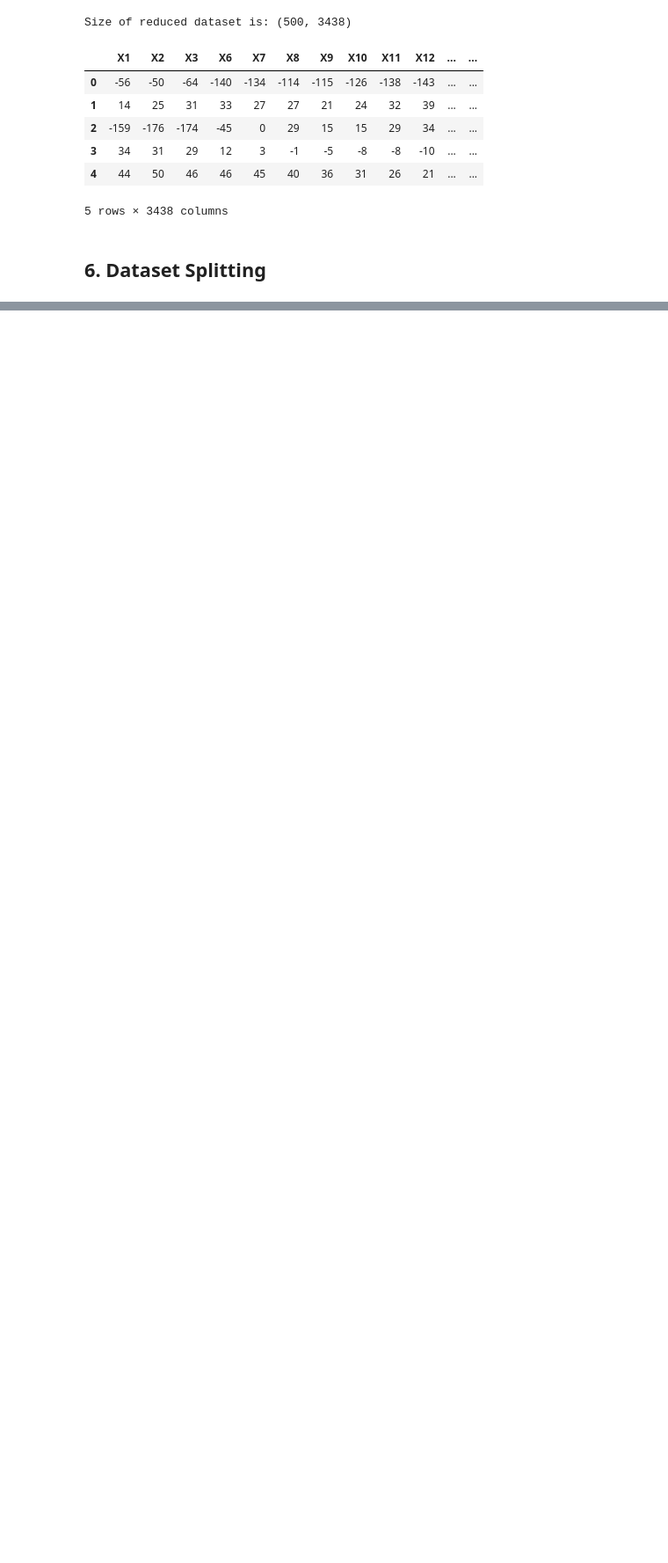
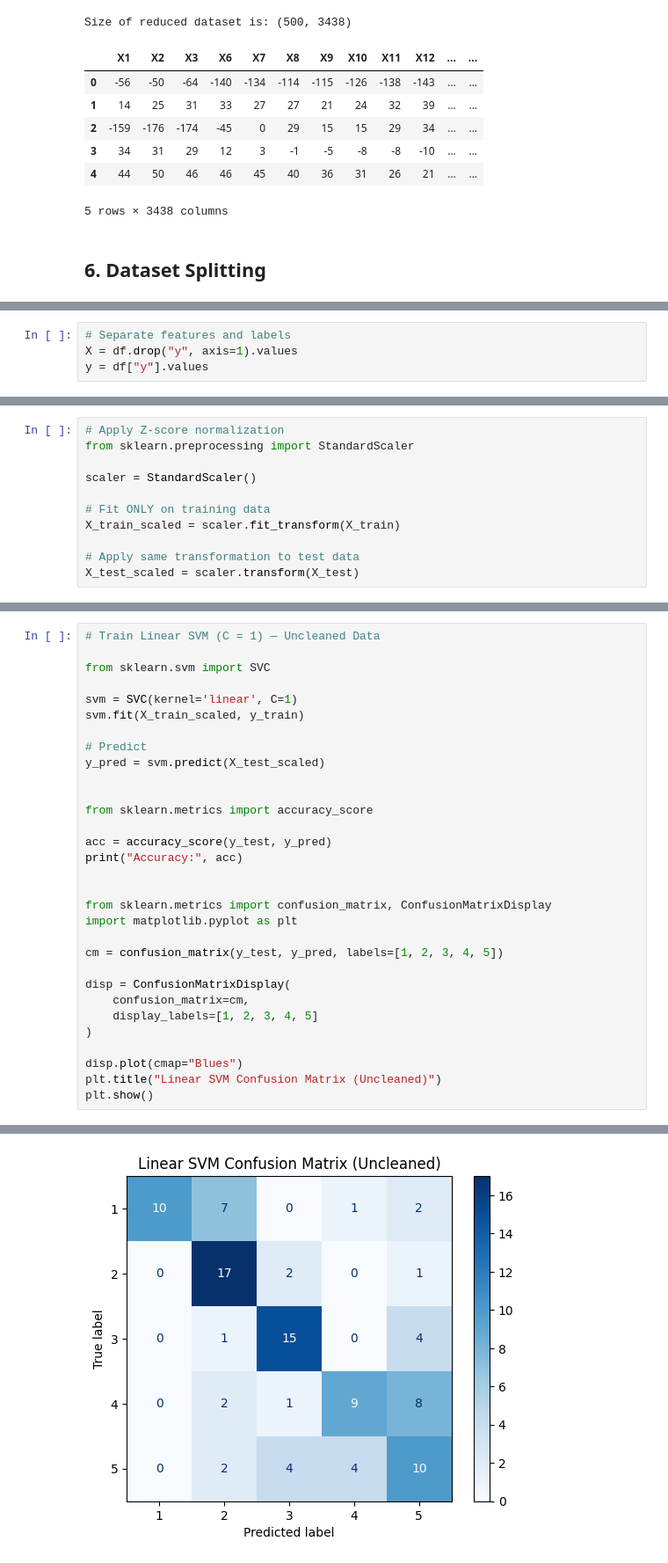
Before and after one commit to TewodrosAdimas/HealthCare, a Jupyter notebook: HealthcareLab01.ipynb, the cells around one changed output, grey strips where cells are left out. Shown at 88% size. Cells and saved outputs as stored; diff of their text form; blank space fills up the shorter version.

```diff
--- a/HealthcareLab01.ipynb
+++ b/HealthcareLab01.ipynb
@@ -156,0 +139,4 @@ To https://github.com/TewodrosAdimas/HealthCare.git
+# %%
+# Separate features and labels
+X = df.drop("y", axis=1).values
+y = df["y"].values
@@ -156,0 +153,11 @@ To https://github.com/TewodrosAdimas/HealthCare.git
+# %%
+# Apply Z-score normalization
+from sklearn.preprocessing import StandardScaler
+
+scaler = StandardScaler()
+
+# Fit ONLY on training data
+X_train_scaled = scaler.fit_transform(X_train)
+
+# Apply same transformation to test data
+X_test_scaled = scaler.transform(X_test)
@@ -156,0 +188,32 @@ To https://github.com/TewodrosAdimas/HealthCare.git
+# %%
+# Train Linear SVM (C = 1) — Uncleaned Data
+
+from sklearn.svm import SVC
+
+svm = SVC(kernel='linear', C=1)
+svm.fit(X_train_scaled, y_train)
+
+# Predict
+y_pred = svm.predict(X_test_scaled)
+
+
+from sklearn.metrics import accuracy_score
+
+acc = accuracy_score(y_test, y_pred)
+print("Accuracy:", acc)
+
+
+from sklearn.metrics import confusion_matrix, ConfusionMatrixDisplay
+import matplotlib.pyplot as plt
+
+cm = confusion_matrix(y_test, y_pred, labels=[1, 2, 3, 4, 5])
+
+disp = ConfusionMatrixDisplay(
+    confusion_matrix=cm,
+    display_labels=[1, 2, 3, 4, 5]
+)
+
+disp.plot(cmap="Blues")
+plt.title("Linear SVM Confusion Matrix (Uncleaned)")
+plt.show()
+# %% [output]
@@ -156,0 +221 @@ To https://github.com/TewodrosAdimas/HealthCare.git
+[figure, added]
```
Also changed, not shown: parts of 10 cells of this notebook, 1 other file.
